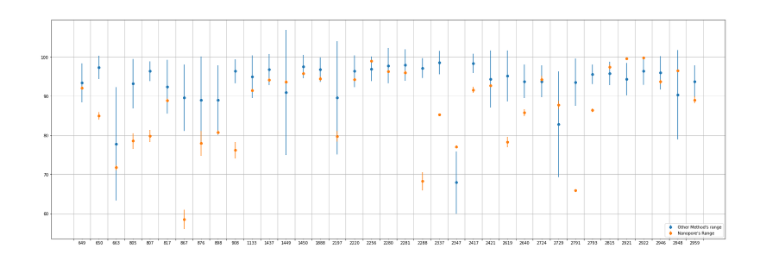
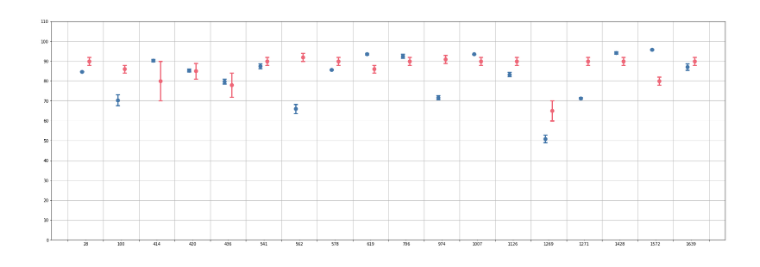
Before and after one commit to adbailey4/yeast_rrna_modification_detection, a Jupyter notebook: notebooks/percent_modification_comparison.ipynb, the cells around one changed output. Saved outputs shown, nothing was run; the diff lists cells and outputs as text; code cells hidden in the pictures.

```diff
--- a/notebooks/percent_modification_comparison.ipynb
+++ b/notebooks/percent_modification_comparison.ipynb
@@ -4,8 +4,9 @@ import seaborn as sns
 # %%
 corrected_pvalues_df = pd.read_csv("figures/summary_data/all_experiment_percent_modification_corrected_pvalues_chi2.csv",
                                    index_col=0)
-other_percent_mod = pd.read_csv("/Users/andrewbailey/Desktop/mod_file.csv",
+other_percent_mod = pd.read_csv("figures/detection_comparison/mod_file.csv",
                                    index_col=0)
+
 other_percent_mod[["WT_YPD_mean", "WT_YPD2_mean", "WT_YPD3_mean"]] = corrected_pvalues_df[["WT_YPD_mean", "WT_YPD2_mean", "WT_YPD3_mean"]]
 other_percent_mod = other_percent_mod.drop(columns=["error_ms", "error_rms1", "error_rms2"]).dropna()
 # %%
@@ -55,53 +87,72 @@ Name: contig, dtype: bool
+# %%
+corrected_pvalues_df = pd.read_csv("figures/summary_data/all_experiment_percent_modification_corrected_pvalues_chi2.csv",
+                                   index_col=0)
+ribo_met = pd.read_csv("figures/detection_comparison/ribomet_seq.csv",
+                                   index_col=1)
+
+ribo_met[["Dbp3d_YPD_mean", "Dbp3d_YPD2_mean"]] = corrected_pvalues_df[["Dbp3d_YPD_mean", "Dbp3d_YPD2_mean"]]
 # %%
 import numpy as np
 import matplotlib.pyplot as plt
-contig = "25S"
-figure_path = f"/Users/andrewbailey/Desktop/percent_mod_variation_{contig}.png"
+contig = "18S"
+figure_path = f"figures/detection_comparison/percent_mod_variation_dbp3_{contig}.png"
+# figure_path = None
+other_y = ribo_met["dbp3"]
+other_error = ribo_met["dbp3_delta"]
 
-other_error = ((ranges.min(axis=1) - ranges.max(axis=1)) / 2).values
-other_y = ranges.mean(axis=1).values
-
-np_error = ((other_percent_mod[["WT_YPD_mean", "WT_YPD2_mean", "WT_YPD3_mean"]].max(axis=1) -
-             other_percent_mod[["WT_YPD_mean", "WT_YPD2_mean", "WT_YPD3_mean"]].min(axis=1)) / 2).values * 100
-np_y = other_percent_mod[["WT_YPD_mean", "WT_YPD2_mean", "WT_YPD3_mean"]].mean(axis=1).values * 100
+np_error = ((ribo_met[["Dbp3d_YPD_mean", "Dbp3d_YPD2_mean"]].max(axis=1) -
+             ribo_met[["Dbp3d_YPD_mean", "Dbp3d_YPD2_mean"]].min(axis=1)) / 2).values * 100
+np_y = ribo_met[["Dbp3d_YPD_mean", "Dbp3d_YPD2_mean"]].mean(axis=1).values * 100
 
 if contig == "18S":
-    selector = (other_percent_mod["contig"] == "RDN18-1").values
+    selector = (ribo_met["contig"] == "18S").values
 else:
-    selector = (other_percent_mod["contig"] == "RDN25-1").values
+    selector = (ribo_met["contig"] == "25S").values
 
 
-x = np.array(range(len(ranges[selector])))
+x = np.array(range(len(ribo_met[selector])))
 
 fig, axs = plt.subplots(figsize=(30,10))
 
-plt.errorbar(x,
+width = 3
+plt.errorbar(x+0.1,
              other_y[selector],
              yerr=other_error[selector],
-             label="Other Method's range", fmt='o')
-plt.errorbar(x,
+             label="RiboMethSeq Range", fmt='o',
+             elinewidth=width,
+            capsize=5,
+            capthick=width,
+            ms=3*width, c='#EE6677')
+
+plt.errorbar(x-0.1,
              np_y[selector],
-             yerr=np_error[selector], label="Nanopore's Range", fmt='o')
+             yerr=np_error[selector], label="SignalAlign's Range", fmt='o',
+            elinewidth=width,
+            capsize=5,
+            capthick=width,
+            ms=3*width, c="#4477AA")
 
 
 axs.set_xticks(ticks=[x for x in range(len(x))], minor=True)
 axs.set_xticks(ticks=[x-0.5 for x in range(len(x)+1)], minor=False)
-axs.set_xticklabels(labels=ranges.index[selector], minor=True)
+axs.set_xticklabels(labels=ribo_met.index[selector], minor=True)
 axs.set_xticklabels(labels=["" for x in x], minor=False)
 
 # axs.set_xticks(ticks=x, minor=False)
 # axs.set_xticks(ticks=[i-.5 for i in x], minor=True)
 # axs.set_xticklabels(labels=ranges.index[selector], minor=True)
 # axs.set_xticklabels(labels=["" for i in x], minor=False)
+axs.set_ylim([0, 110])
+axs.set_yticks(ticks=[x for x in range(0,120,10)], minor=False)
 
 # plt.xticks(ticks=x, labels=ranges.index[selector])
 plt.grid(True)
-plt.legend(loc='lower right')
+# plt.legend(loc='lower right')
 
 
 if figure_path is not None:
     plt.savefig(figure_path)
 else:
     plt.show()
 # %% [output]
-[figure, old version]
+[figure, new version]
```
Also changed, not shown: parts of 5 cells of this notebook, 11 other files.
